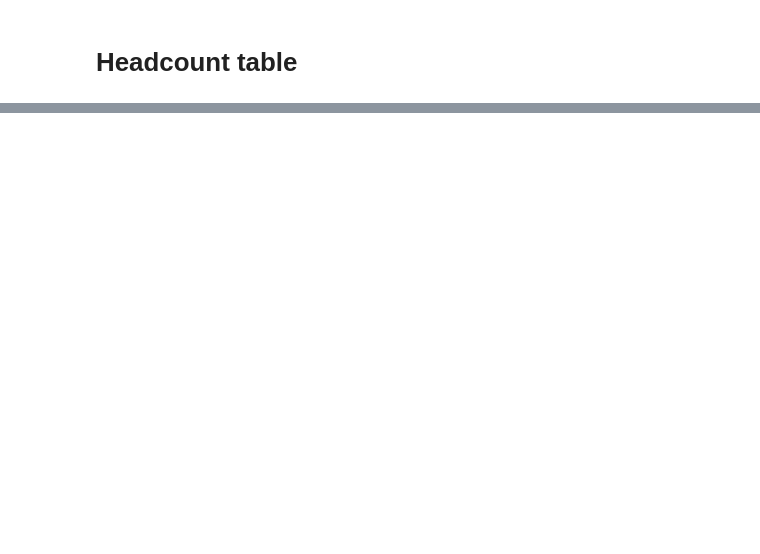
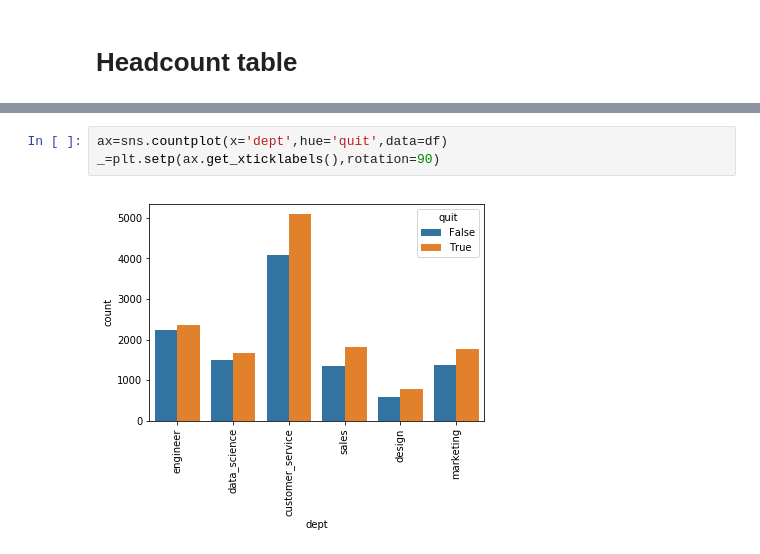
Before and after one commit to anhquan0412/pandas_practice, a Jupyter notebook: retention.ipynb, the cells around one changed output, grey strips where cells are left out. Drawn from its saved outputs; the diff is of its cells as text; blank space fills up the shorter version.

```diff
--- a/retention.ipynb
+++ b/retention.ipynb
@@ -64,0 +158,5 @@ df_headcount.date = pd.to_datetime(df_headcount.date)
+# %%
+ax=sns.countplot(x='dept',hue='quit',data=df)
+_=plt.setp(ax.get_xticklabels(),rotation=90)
+# %% [output]
+[figure, added]
```
Also changed, not shown: parts of 50 cells of this notebook.
